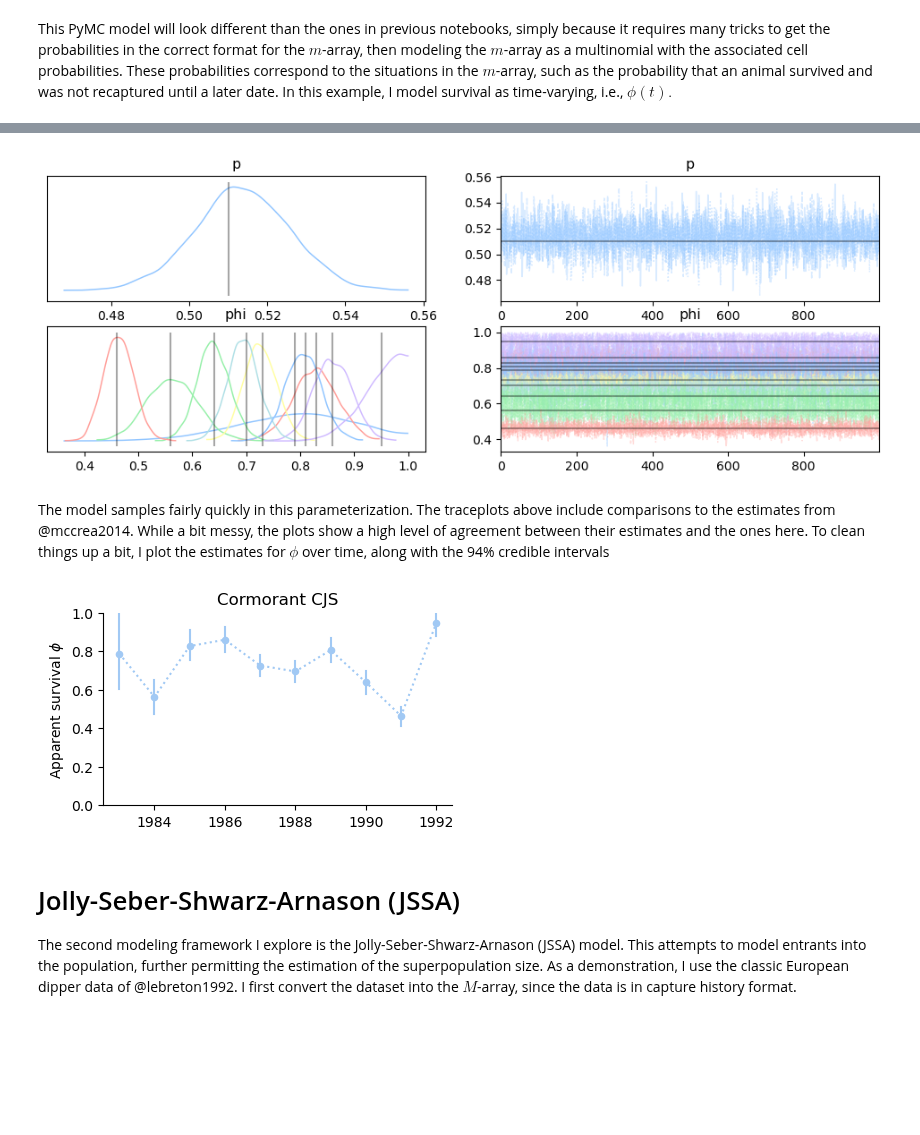
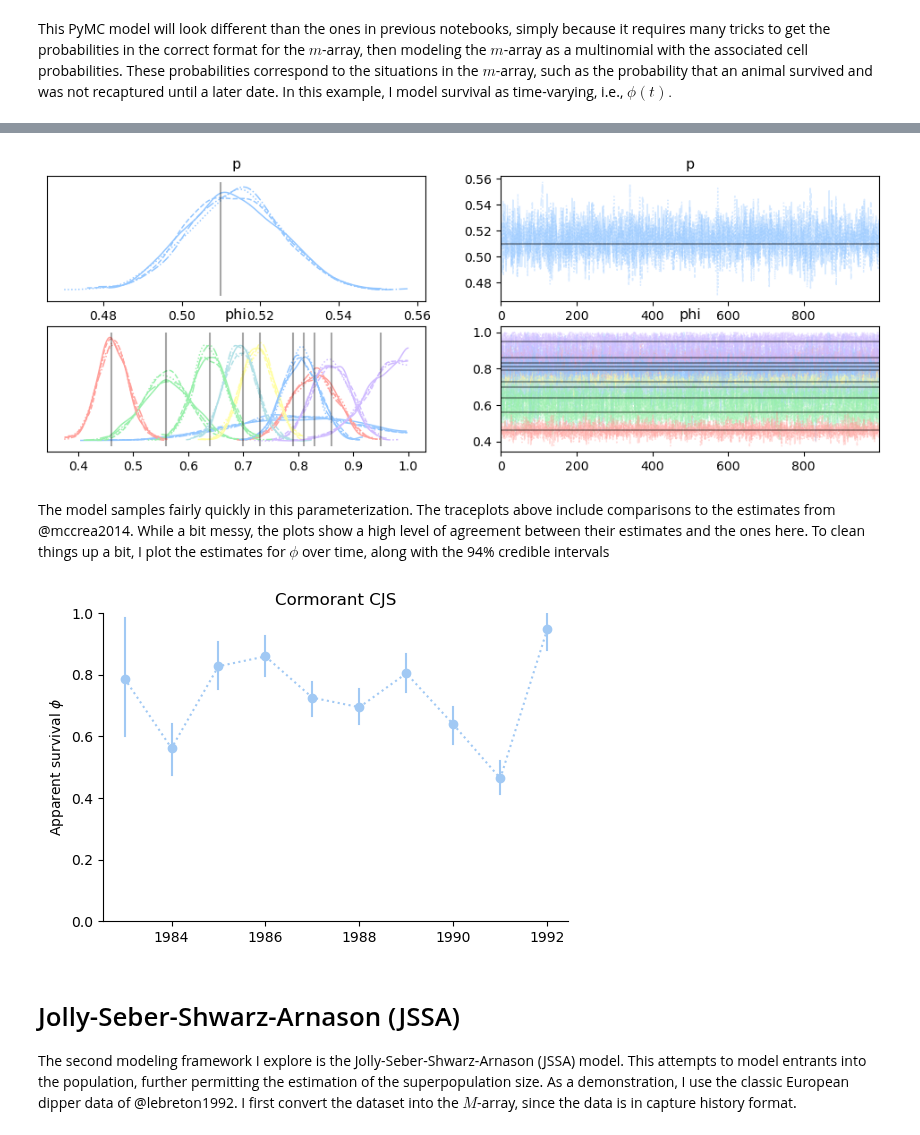
Before and after one commit to philpatton/philpatton.github.io, a Jupyter notebook: surv.ipynb, the cells around one changed output, grey strips where cells are left out. Saved outputs shown, nothing was run; the diff lists cells and outputs as text; code cells hidden in the pictures; blank space fills up the shorter version.

```diff
--- a/surv.ipynb
+++ b/surv.ipynb
@@ -174,11 +174,10 @@ mccrea_phi = [0.79, 0.56, 0.83, 0.86, 0.73, 0.70, 0.81, 0.64, 0.46, 0.95]
 
 az.plot_trace(
     idata,
-    combined=True,
     lines=[("phi", {}, [mccrea_phi]), ("p", {}, [mccrea_p])]
 );
 # %% [output]
-[figure, old version]
+[figure, new version]
 # %% [markdown]
 The model samples fairly quickly in this parameterization. The traceplots above include comparisons to the estimates from @mccrea2014. While a bit messy, the plots show a high level of agreement between their estimates and the ones here. To clean things up a bit, I plot the estimates for $\phi$ over time, along with the 94\% credible intervals
 # %%
@@ -187,34 +186,34 @@ pal = sns.color_palette('pastel')
 # %%
 #| fig-cap: Posterior mean and 94% credible intervals of apparent surival from the cormorant CJS.
 #| fig-lab: post
 
 summary = az.summary(idata).iloc[1:,:]
 
 phi_mean = summary.iloc[:,0]
 phi_low = summary.iloc[:,2]
 phi_high = summary.iloc[:,3]
 
 t = np.arange(1983, 1993)
 
-fig, ax = plt.subplots(figsize=(4.5,2.5))
+fig, ax = plt.subplots(figsize=(6,4))
 
 col = pal[0]
-ax.scatter(t, phi_mean, s=20, label='Estimate', color=col)
+ax.scatter(t, phi_mean, label='Estimate', color=col)
 ax.plot(t, phi_mean, linestyle='dotted', color=col)
 ax.plot([t, t], [phi_low, phi_high], label='94% Interval', color=col)
 
 ax.set_ylabel(r'Apparent survival $\phi$', rotation=90)
 
 ax.spines.right.set_visible(False)
 ax.spines.top.set_visible(False)
 
 ax.set_ylim((0,1))
 
 ax.set_title(r'Cormorant CJS')
 
 plt.show()
 # %% [output]
-[figure, old version]
+[figure, new version]
 # %% [markdown]
 # Jolly-Seber-Shwarz-Arnason (JSSA)
 
```
Also changed, not shown: parts of 5 cells of this notebook, 19 other files.
